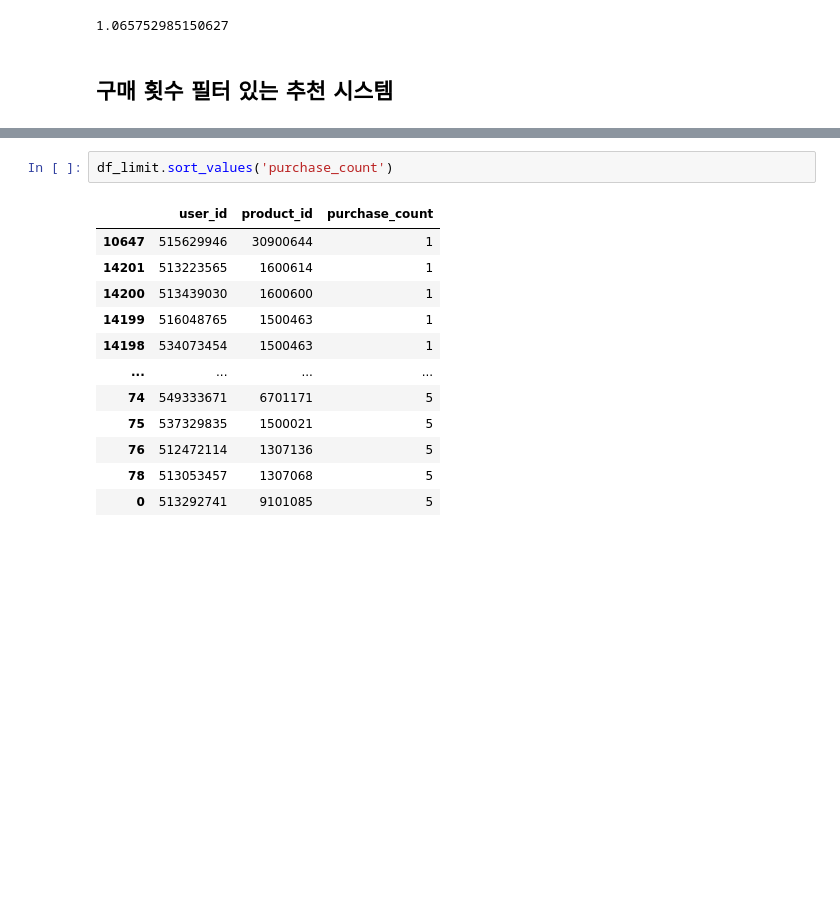
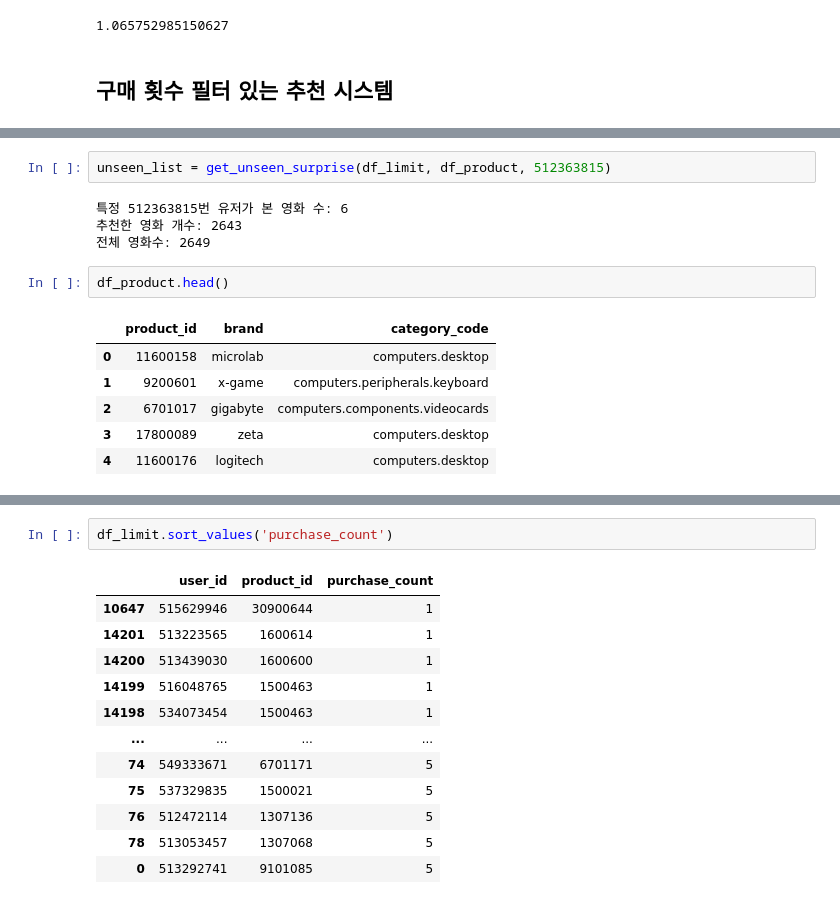
Before and after one commit to jiyoungemma/User-Log-data-analytics, a Jupyter notebook: Collaborative_filltering_computers.ipynb, the cells around one changed output, grey strips where cells are left out. Drawn from its saved outputs; the diff is of its cells as text; blank space fills up the shorter version.

Commit message:
Surprise Library 사용

```diff
--- a/Collaborative_filltering_computers.ipynb
+++ b/Collaborative_filltering_computers.ipynb
@@ -255,0 +316,15 @@ Enter the authorization code: 4/1AX4XfWiJRKRV_wm7qqdJBeXSZ2A04NWUEiU0AekAD3MXao7
+# %%
+unseen_list = get_unseen_surprise(df_limit, df_product, 512363815)
+# %% [output]
+특정 512363815번 유저가 본 영화 수: 6
+추천한 영화 개수: 2643
+전체 영화수: 2649
+# %%
+df_product.head()
+# %% [output]
+|  | product_id | brand | category_code |
+| 0 | 11600158 | microlab | computers.desktop |
+| 1 | 9200601 | x-game | computers.peripherals.keyboard |
+| 2 | 6701017 | gigabyte | computers.components.videocards |
+| 3 | 17800089 | zeta | computers.desktop |
+| 4 | 11600176 | logitech | computers.desktop |
```
Also changed, not shown: parts of 10 cells of this notebook.
